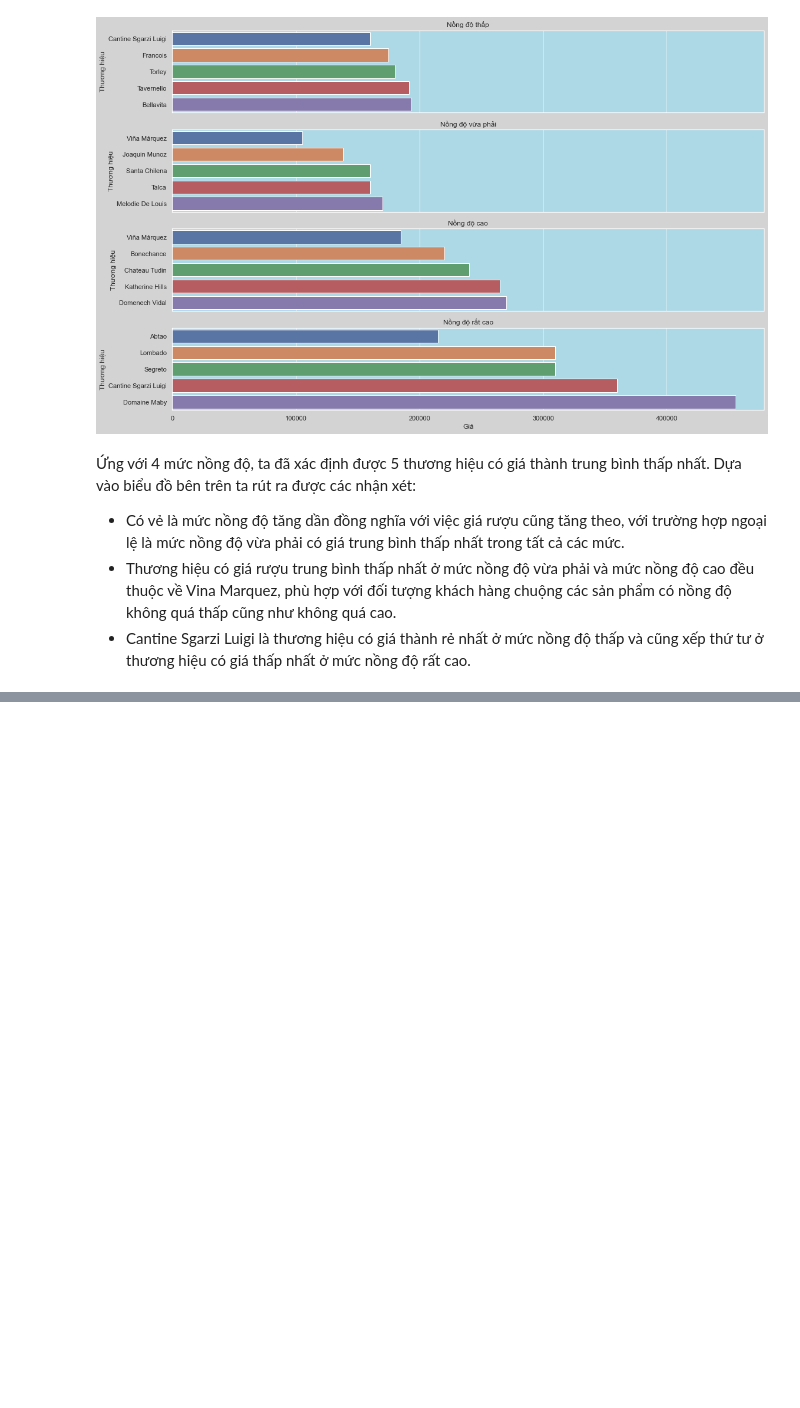
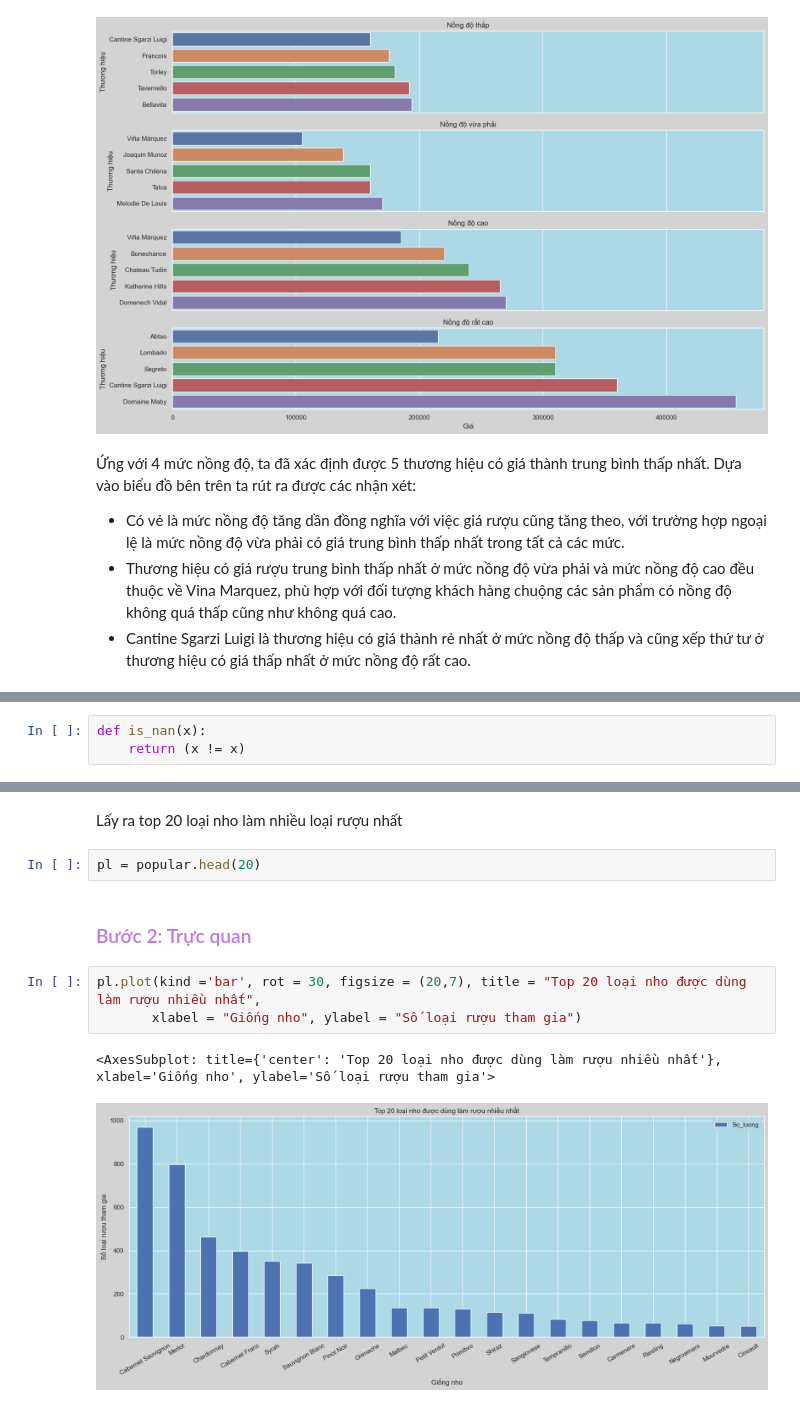
Before and after one commit to nmnghia0506/-NMKHDL_20_21, a Jupyter notebook: DatCauHoi.ipynb, the cells around one changed output, grey strips where cells are left out. Drawn from its saved outputs; the diff is of its cells as text; blank space fills up the shorter version.

```diff
--- a/DatCauHoi.ipynb
+++ b/DatCauHoi.ipynb
@@ -346,0 +357,3 @@ plt.tight_layout()
+# %%
+def is_nan(x):
+    return (x != x)
@@ -346,0 +429,12 @@ plt.tight_layout()
+# %% [markdown]
+Lấy ra top 20 loại nho làm nhiều loại rượu nhất
+# %%
+pl = popular.head(20)
+# %% [markdown]
+<h3 style='color:#c177e4'> Bước 2: Trực quan </h3>
+# %%
+pl.plot(kind ='bar', rot = 30, figsize = (20,7), title = "Top 20 loại nho được dùng làm rượu nhiều nhất",
+       xlabel = "Giống nho", ylabel = "Số loại rượu tham gia")
+# %% [output]
+<AxesSubplot: title={'center': 'Top 20 loại nho được dùng làm rượu nhiều nhất'}, xlabel='Giống nho', ylabel='Số loại rượu tham gia'>
+[figure, added]
```
Also changed, not shown: parts of 22 cells of this notebook.
